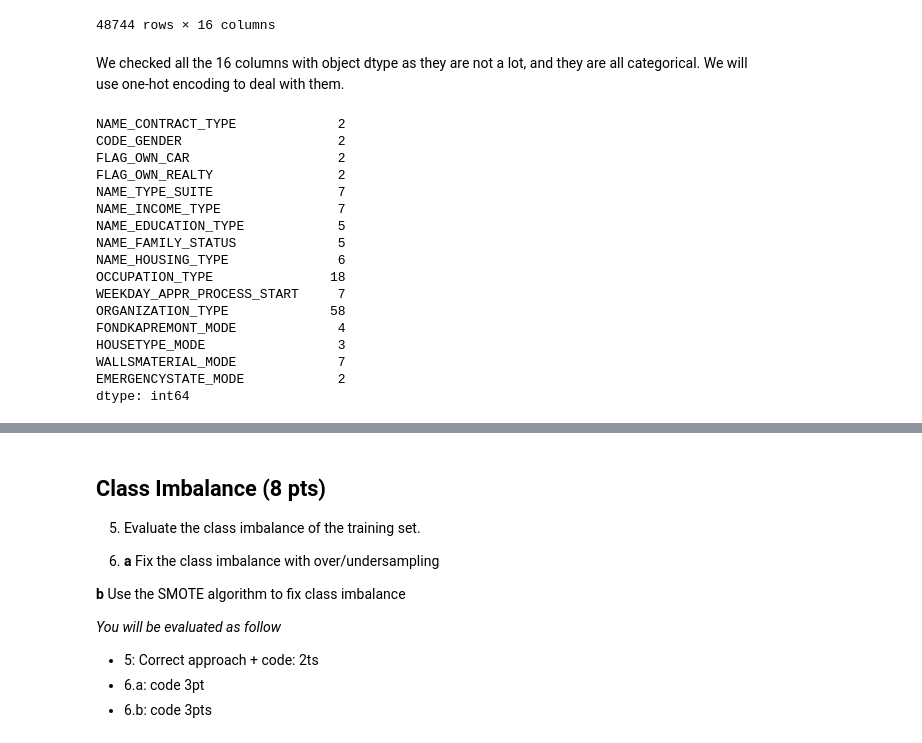
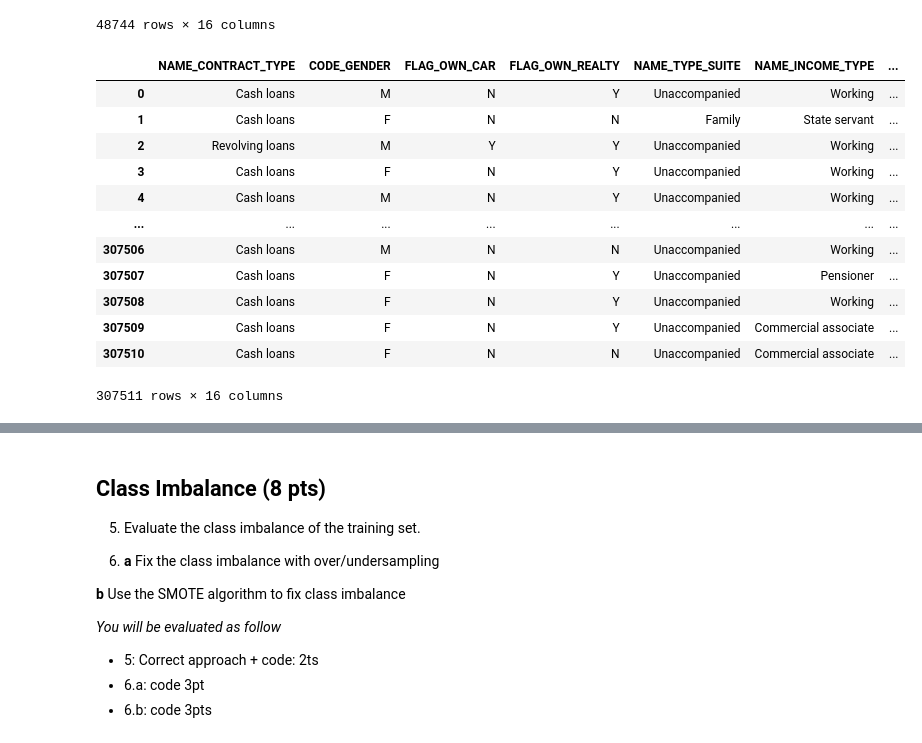
Before and after one commit to mina-naseh/applied-ml-mids-2024, a Jupyter notebook: Project_Part_1.ipynb, the cells around one changed output, grey strips where cells are left out. Cells and saved outputs as stored; diff of their text form; code cells hidden in the pictures.

```diff
--- a/Project_Part_1.ipynb
+++ b/Project_Part_1.ipynb
@@ -354,25 +332,19 @@ app_test[app_test.select_dtypes(include=['object']).columns]
 | 48742 | Cash loans | M | N | N | Family | Commercial associate | ... |
 | 48743 | Cash loans | F | Y | N | Unaccompanied | Working | ... |
 48744 rows × 16 columns
-# %% [markdown]
-We checked all the 16 columns with object dtype as they are not a lot, and they are all categorical. We will use one-hot encoding to deal with them.
 # %%
-app_test[app_test.select_dtypes(include=['object']).columns].nunique()
+app_train[app_train.select_dtypes(include=['object']).columns]
 # %% [output]
+|  | NAME_CONTRACT_TYPE | CODE_GENDER | FLAG_OWN_CAR | FLAG_OWN_REALTY | NAME_TYPE_SUITE | NAME_INCOME_TYPE | ... |
+| 0 | Cash loans | M | N | Y | Unaccompanied | Working | ... |
+| 1 | Cash loans | F | N | N | Family | State servant | ... |
+| 2 | Revolving loans | M | Y | Y | Unaccompanied | Working | ... |
+| 3 | Cash loans | F | N | Y | Unaccompanied | Working | ... |
+| 4 | Cash loans | M | N | Y | Unaccompanied | Working | ... |
+| ... | ... | ... | ... | ... | ... | ... | ... |
+| 307506 | Cash loans | M | N | N | Unaccompanied | Working | ... |
+| 307507 | Cash loans | F | N | Y | Unaccompanied | Pensioner | ... |
+| 307508 | Cash loans | F | N | Y | Unaccompanied | Working | ... |
+| 307509 | Cash loans | F | N | Y | Unaccompanied | Commercial associate | ... |
+| 307510 | Cash loans | F | N | N | Unaccompanied | Commercial associate | ... |
-NAME_CONTRACT_TYPE             2
-CODE_GENDER                    2
-FLAG_OWN_CAR                   2
-FLAG_OWN_REALTY                2
-NAME_TYPE_SUITE                7
-NAME_INCOME_TYPE               7
-NAME_EDUCATION_TYPE            5
-NAME_FAMILY_STATUS             5
-NAME_HOUSING_TYPE              6
-OCCUPATION_TYPE               18
-WEEKDAY_APPR_PROCESS_START     7
-ORGANIZATION_TYPE             58
-FONDKAPREMONT_MODE             4
-HOUSETYPE_MODE                 3
-WALLSMATERIAL_MODE             7
-EMERGENCYSTATE_MODE            2
-dtype: int64
+307511 rows × 16 columns
```
Also changed, not shown: parts of 19 cells of this notebook.
